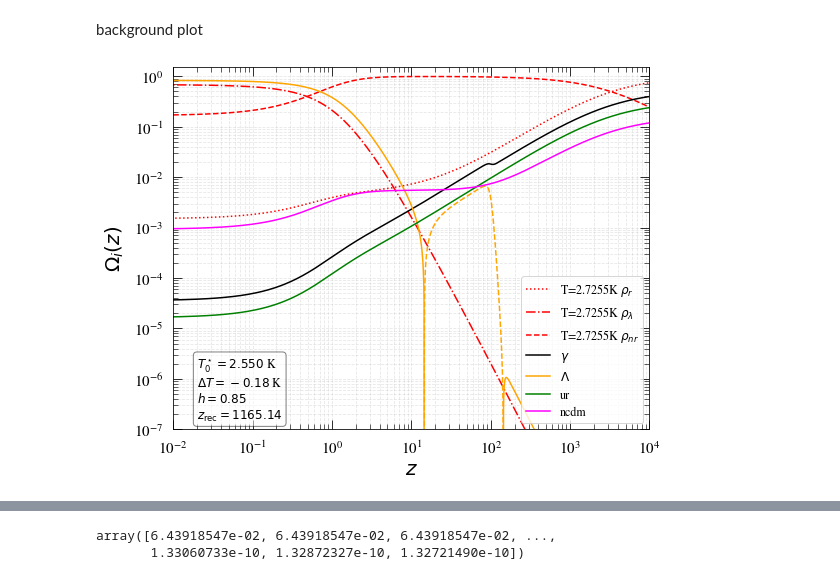
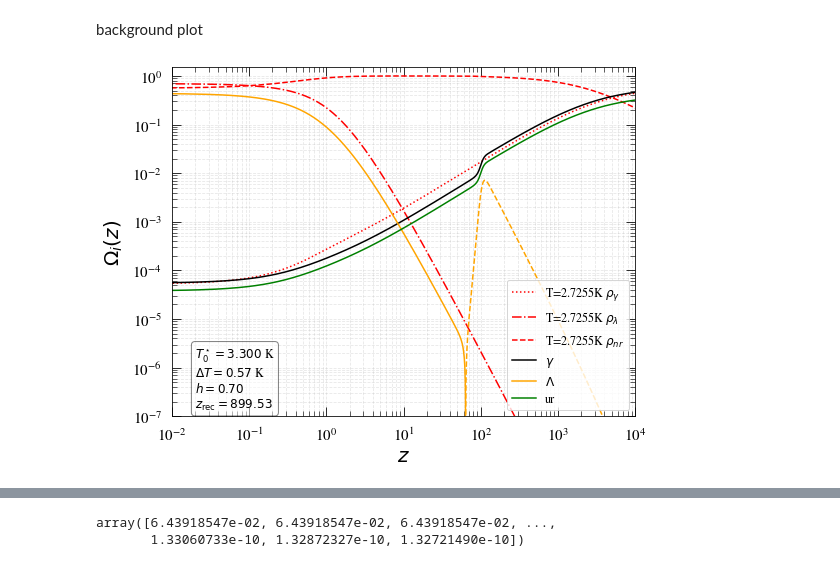
Before and after one commit to borisbolliet/class_dcdmsr, a Jupyter notebook: notebooks/varying_Tcmb.ipynb, the cells around one changed output, grey strips where cells are left out. Drawn from its saved outputs; the diff is of its cells as text; code cells hidden in the pictures.

```diff
--- a/notebooks/varying_Tcmb.ipynb
+++ b/notebooks/varying_Tcmb.ipynb
@@ -804,7 +818,8 @@ var = 2.7255
 var_name = 'T0_star'
 common_settings = {'output':'tCl,pCl,lCl,mPk',
                    'lensing':'yes',
-                   '100*theta_s': 1.04110,
+                   'H0' : 70.,
+#                    '100*theta_s': 1.04110,
                     'N_ur' : 3.046,
                     'N_ncdm' : 0,
                     #'omega_ncdm' : 0.0006451439,
@@ -841,7 +856,7 @@ rho_lambda_firas_ar = M.get_background()['(.)rho_lambda']
 rho_ur_firas_ar = M.get_background()['(.)rho_ur']
 rho_tot_firas_ar = M.get_background()['(.)rho_tot']
 T_cmb_firas_ar = M.get_background()['mod_T_cmb']
-Omega_cb_ar = M.get_background()['Omega_cb']
+Omega_cb_firas_ar = M.get_background()['Omega_cb']
 
 #print(M.get_current_derived_parameters(['m_ncdm_in_eV','m_ncdm_tot','Neff']))
 
@@ -863,7 +878,7 @@ y_firas_TE = clTE
 # requires ffmpeg
 # on mac the conda-forge install seem to crash due to wrongly assigned files
 # the easiest see to be to install ffmpeg via brew (make sure to have deleted to conda ffmpeg)
-T0_values= np.linspace(2.55,3.3,1)
+T0_values= np.linspace(2.25,3.3,10)
 
 var_name = 'T0_star'
 var_array = T0_values
@@ -903,7 +918,8 @@ for i,var in enumerate(var_array):
 
     common_settings = {'output':'tCl,pCl,lCl,mPk',
                        'lensing':'yes',
-                       '100*theta_s': 1.04110,
+#                        '100*theta_s': 1.04110,
+                       'H0' : 70.,
                        'recombination':'HyRec',
                        'n_s':0.9649,
                        'tau_reio':0.0525,
@@ -959,15 +975,17 @@ for i,var in enumerate(var_array):
     T_cmb_ar = M.get_background()['mod_T_cmb']
 
     # collect some derived params
-    derived = M.get_current_derived_parameters(['rs_rec','da_rec','z_d','Omega_Lambda','age','sigma8','z_rec','m_ncdm_in_eV','m_ncdm_tot','Neff'])
+    derived = M.get_current_derived_parameters(['rs_rec','da_rec','z_d','Omega_Lambda','age','sigma8','z_rec',
+#                                                 'm_ncdm_in_eV','m_ncdm_tot',
+                                                'Neff'])
     h=M.h()
     zrec = derived['z_rec']
     zrec_list.append(zrec)
     hubble_list.append(h)
     zdec = derived['z_d']
     rdec=M.rs_drag()
-    mnu = derived['m_ncdm_in_eV']
-    mnu_tot = derived['m_ncdm_tot']
+#     mnu = derived['m_ncdm_in_eV']
+#     mnu_tot = derived['m_ncdm_tot']
     print(' * r_s=%f'%(derived['rs_rec']))
     print(' * r_d a_d=%f'%(rdec/(1+zdec)))
     print(' * D_A=%f'%(derived['da_rec']))
@@ -978,8 +996,8 @@ for i,var in enumerate(var_array):
     print(' * age=%f'%(derived['age']))
     print(' * sigma8=%f'%(derived['sigma8']))
     print(' * h=%f'%(h))
-    print(' * mnu=%f'%(mnu))
-    print(' * mnu_tot=%f'%(mnu_tot))
+#     print(' * mnu=%f'%(mnu))
+#     print(' * mnu_tot=%f'%(mnu_tot))
     print(' * Neff=%f'%(derived['Neff']))
     #print(M.get_current_derived_parameters(['m_ncdm_in_eV','m_ncdm_tot']))
 
@@ -998,7 +1016,7 @@ for i,var in enumerate(var_array):
     rho_cdm_bg.append(rho_cdm_ar)
     rho_lambda_bg.append(rho_lambda_ar)
     rho_ur_bg.append(rho_ur_ar)
-    rho_ncdm_bg.append(rho_ncdm_ar)
+#     rho_ncdm_bg.append(rho_ncdm_ar)
     rho_tot_bg.append(rho_tot_ar)
     T_cmb_bg.append(T_cmb_ar)
     Omega_cb_bg.append(Omega_cb_ar)
@@ -1083,9 +1099,12 @@ for label in ax.xaxis.get_ticklabels()[::2]:
 ax.grid( b=True, which="both", alpha=0.3, linestyle='--')
 
 
-ax.plot(z_firas_ar,(rho_g_firas_ar+rho_ur_ar+rho_ncdm_ar)/rho_tot_firas_ar, c='r', ls = ':', label = r'T=2.7255K $\rho_r$')
+# ax.plot(z_firas_ar,(rho_g_firas_ar+rho_ur_ar+rho_ncdm_ar)/rho_tot_firas_ar, c='r', ls = ':', label = r'T=2.7255K $\rho_r$')
+ax.plot(z_firas_ar,(rho_g_firas_ar)/rho_tot_firas_ar, c='r', ls = ':', label = r'T=2.7255K $\rho_\gamma$')
+
+
 ax.plot(z_firas_ar,rho_lambda_firas_ar/rho_tot_firas_ar, c='r', ls = '-.', label = r'T=2.7255K $\rho_\lambda$')
-ax.plot(z_firas_ar,Omega_cb_ar, c='r', ls = '--', label = r'T=2.7255K $\rho_{nr}$')
+ax.plot(z_ar,Omega_cb_ar, c='r', ls = '--', label = r'T=2.7255K $\rho_{nr}$')
 
 
 # rect = patches_py.Rectangle((0.1, 0.1), 0.1, 0.1, transform=ax.transAxes,
@@ -1108,7 +1127,7 @@ linesm2 = [ax1.plot([], [],c='orange',ls='--')[0] for _ in range(1)]
 
 linesp3 = [ax1.plot([], [],c='green',ls='-',label='ur')[0] for _ in range(1)]
 
-linesp4 = [ax1.plot([], [],c='magenta',ls='-',label='ncdm')[0] for _ in range(1)]
+# linesp4 = [ax1.plot([], [],c='magenta',ls='-',label='ncdm')[0] for _ in range(1)]
 # text_gamma =  [ax.text(0.05, 0.15, r'$T_0^\star = %.4f$'%1, transform=ax.transAxes, fontsize=14, verticalalignment='top',
 #               bbox=dict(boxstyle='round', facecolor='white', alpha=0.5))]
 # patches1 = linesp1 +linesm1 + text_gamma
@@ -1146,41 +1165,41 @@ def animate(i):
     for j,line in enumerate(linesp3):
         if j==0:
             line.set_data(z_bg[i],rho_ur_bg[i]/rho_tot_bg[i])
-    for j,line in enumerate(linesp4):
-        if j==0:
-            line.set_data(z_bg[i],rho_ncdm_bg[i]/rho_tot_bg[i])
+#     for j,line in enumerate(linesp4):
+#         if j==0:
+#             line.set_data(z_bg[i],rho_ncdm_bg[i]/rho_tot_bg[i])
         text_gamma[j].remove()
         text_gamma_str1 = r'$T_0^\star=%.3f$ K'%(var_array[i])
         text_gamma_str2 = r'$\Delta T =%.2f$ K'%(var_array[i]-2.7255)
         text_gamma_str3 = r'$h =%.2f$'%(hubble_list[i])
         text_gamma_str4 = r'$z_\mathrm{rec} =%.2f$'%(zrec_list[i])
 
         text_gamma_str = '\n'.join((text_gamma_str1,
                                     text_gamma_str2,
                                     text_gamma_str3,
                                     text_gamma_str4))
 
         text_gamma[j] = ax.text(0.05, 0.20, text_gamma_str , transform=ax.transAxes, fontsize=12,
                                 verticalalignment='top',
               bbox=dict(boxstyle='round', facecolor='white', alpha=0.5))
         ax.legend(loc=4,fontsize=12)
     return patches
 
 
 fig.tight_layout()
 
 
 
 
 anim = animation.FuncAnimation(fig, animate, init_func=init,
                                frames=len(y), interval=800, blit=True)
 
 anim.save('Varying_T0_star_bg.mp4', fps=3,
           extra_args=['-vcodec', 'libx264'],
           dpi=100)
 i+=1
 # %% [output]
-[figure, old version]
+[figure, new version]
 # %%
 x_min = max(1e-2,np.min(z_firas_ar))
 x_max = min(1e4,np.max(z_firas_ar))
```
Also changed, not shown: parts of 8 cells of this notebook, 4 other files.
